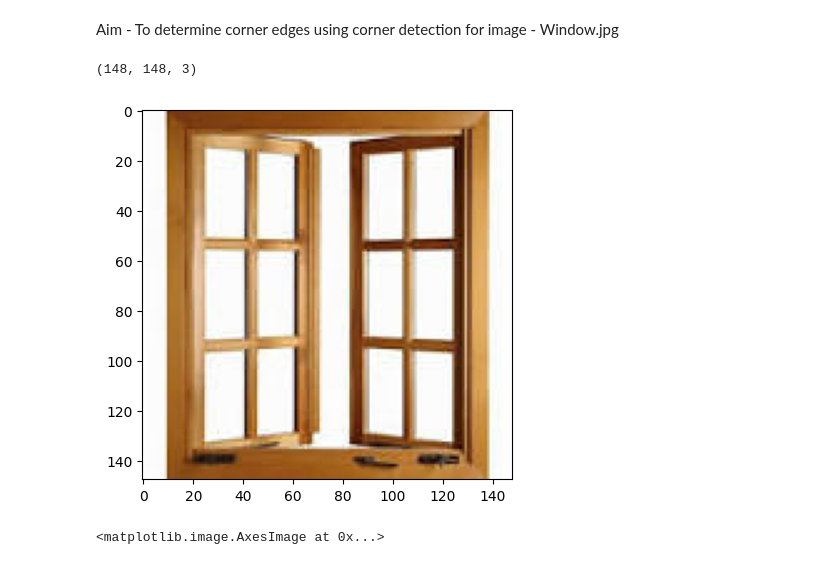
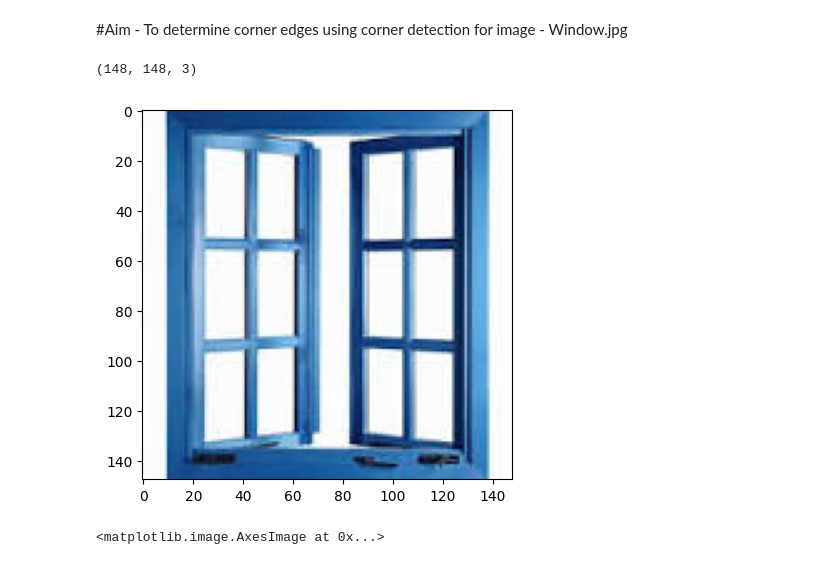
Before and after one commit to ChintzRuparel/Computer-Vision, a Jupyter notebook: Experiment4.ipynb, the cells around one changed output. Drawn from its saved outputs; the diff is of its cells as text; code cells hidden in the pictures.

```diff
--- a/Experiment4.ipynb
+++ b/Experiment4.ipynb
@@ -1,19 +1,19 @@
 # %% [markdown]
 <a href="https://colab.research.google.com/github/ChintzRuparel/Computer-Vision/blob/main/Experiment4.ipynb" target="_parent"><img src="https://colab.research.google.com/assets/colab-badge.svg" alt="Open In Colab"/></a>
 # %% [markdown]
-Aim - To determine corner edges using corner detection for image - Window.jpg
+#Aim - To determine corner edges using corner detection for image - Window.jpg
 # %%
 import numpy as np
 import matplotlib.pyplot as plt
 import cv2
 from skimage.io import imread
 # %%
-img= imread('window.jpg')
+img= cv2.imread('window.jpg')
 plt.imshow(img)
 img.shape
 # %% [output]
 (148, 148, 3)
-[figure, old version]
+[figure, new version]
 # %%
 #Converting image to gray
 img_g=cv2.cvtColor(img,cv2.COLOR_BGR2GRAY)
```
Also changed, not shown: parts of 2 cells of this notebook.
